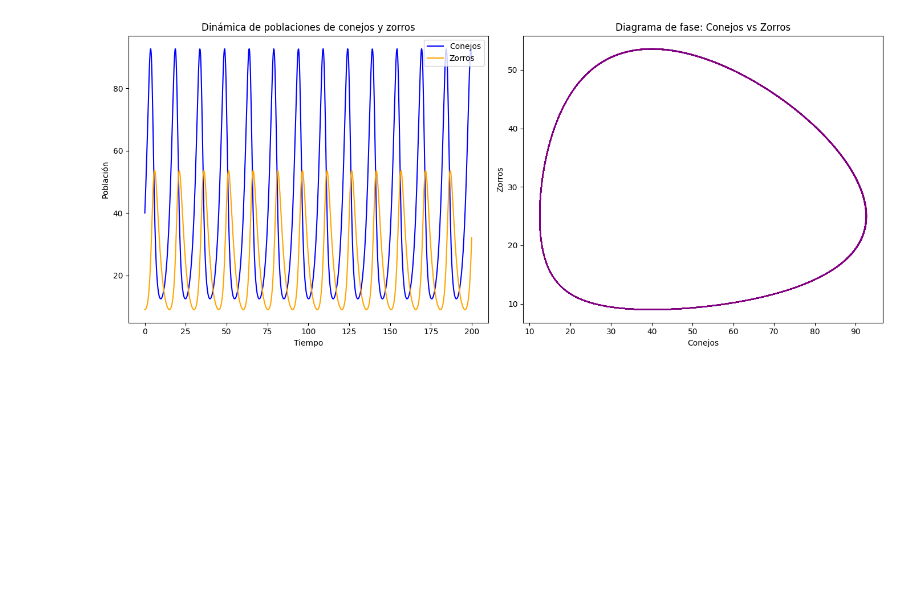
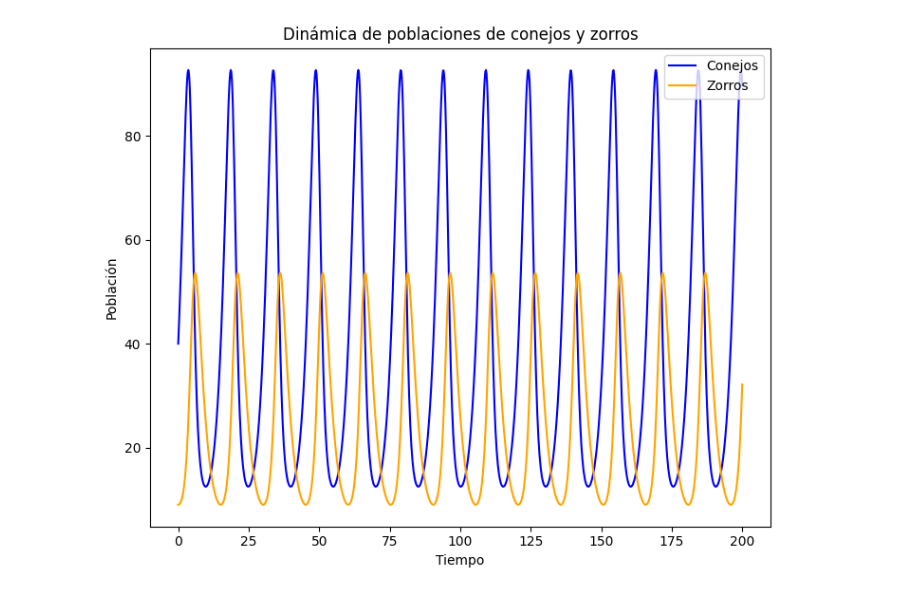
Before and after one commit to damaral2005/Aplicadas_1_ongong, a Jupyter notebook: PROYECOTFINALAPLICADAS1.ipynb, the cells around one changed output. Cells and saved outputs as stored; diff of their text form; code cells hidden in the pictures; blank space fills up the shorter version.

```diff
--- a/PROYECOTFINALAPLICADAS1.ipynb
+++ b/PROYECOTFINALAPLICADAS1.ipynb
@@ -16,39 +16,31 @@ time = np.linspace(0, 200, 1000)  # Intervalo de tiempo para la simulación
 
 # Inicialización de las poblaciones
 initial_rabbits = 40  # Población inicial de conejos
 initial_foxes = 9     # Población inicial de zorros
 
 # Función del modelo de Lotka-Volterra
 def lotka_volterra(state, t, a, b, c, d):
     x, y = state
     dxdt = a * x - b * x * y
     dydt = d * x * y - c * y
     return [dxdt, dydt]
 
 # Resolución de las ecuaciones diferenciales
 solution = odeint(lotka_volterra, [initial_rabbits, initial_foxes], time, args=(a, b, c, d))
 rabbits, foxes = solution.T  # Descomposición de resultados en conejos y zorros
 
 # Gráfico de los resultados
 plt.figure(figsize=(14, 6))
 
 # Gráfico de las poblaciones en el tiempo
 plt.subplot(1, 2, 1)
 plt.plot(time, rabbits, label="Conejos", color="blue")
 plt.plot(time, foxes, label="Zorros", color="orange")
 plt.title("Dinámica de poblaciones de conejos y zorros")
 plt.xlabel("Tiempo")
 plt.ylabel("Población")
 plt.legend()
-
-# Diagrama de fase
-plt.subplot(1, 2, 2)
-plt.plot(rabbits, foxes, color="purple")
-plt.title("Diagrama de fase: Conejos vs Zorros")
-plt.xlabel("Conejos")
-plt.ylabel("Zorros")
-
 plt.tight_layout()
 plt.show()
 # %% [output]
-[figure, old version]
+[figure, new version]
```
